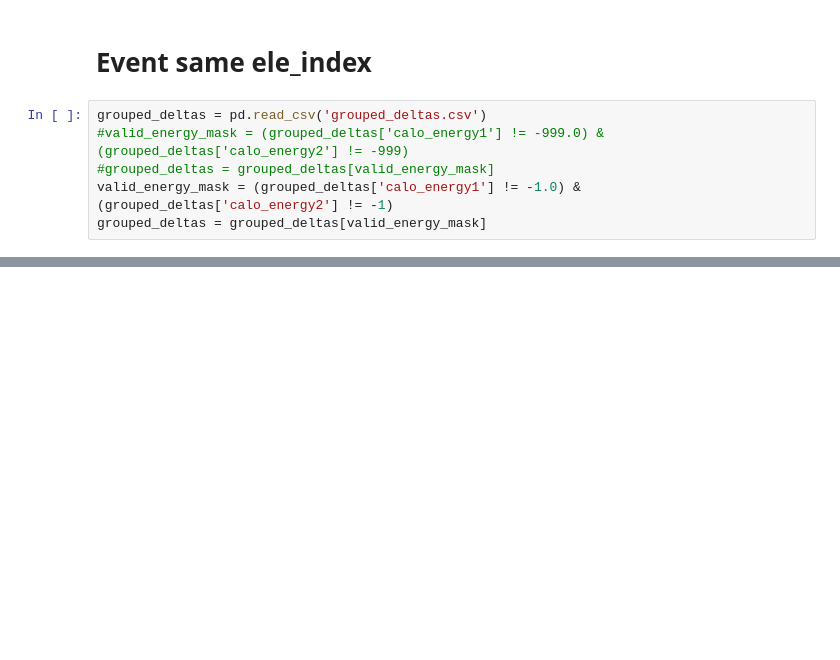
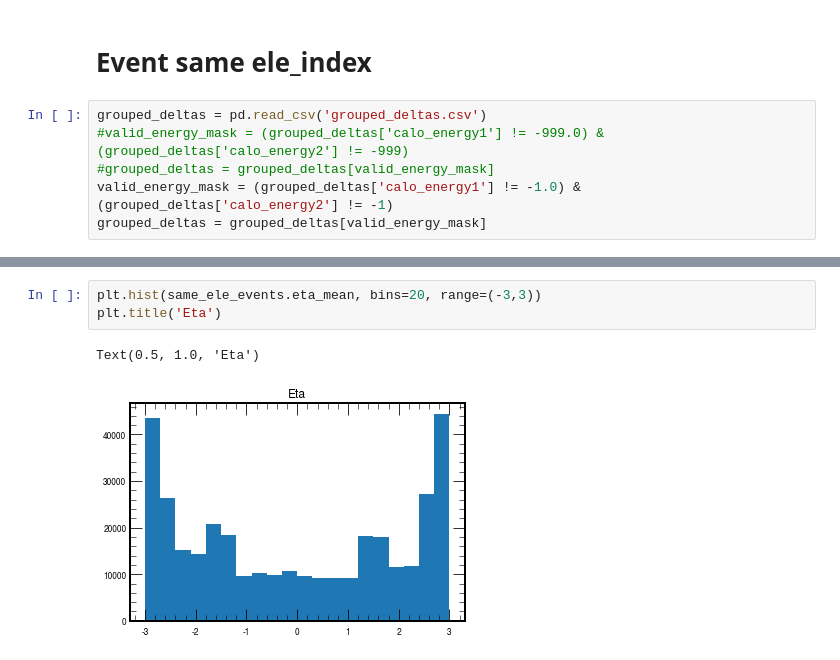
Before and after one commit to Cirrinci/CMS_Simulation, a Jupyter notebook: overlapping_ele.ipynb, the cells around one changed output, grey strips where cells are left out. Drawn from its saved outputs; the diff is of its cells as text; blank space fills up the shorter version.

```diff
--- a/overlapping_ele.ipynb
+++ b/overlapping_ele.ipynb
@@ -448,0 +451,6 @@ ntot:  10
+# %%
+plt.hist(same_ele_events.eta_mean, bins=20, range=(-3,3))
+plt.title('Eta')
+# %% [output]
+Text(0.5, 1.0, 'Eta')
+[figure, added]
```
Also changed, not shown: parts of 27 cells of this notebook.
